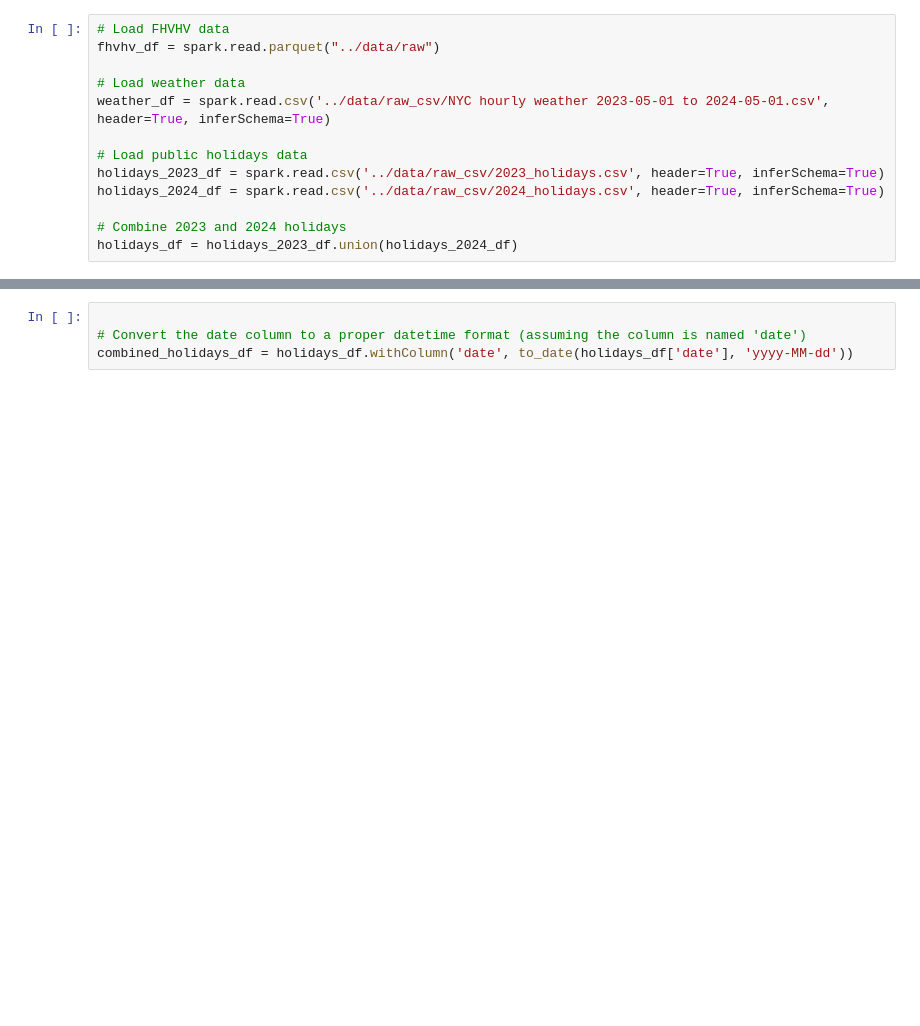
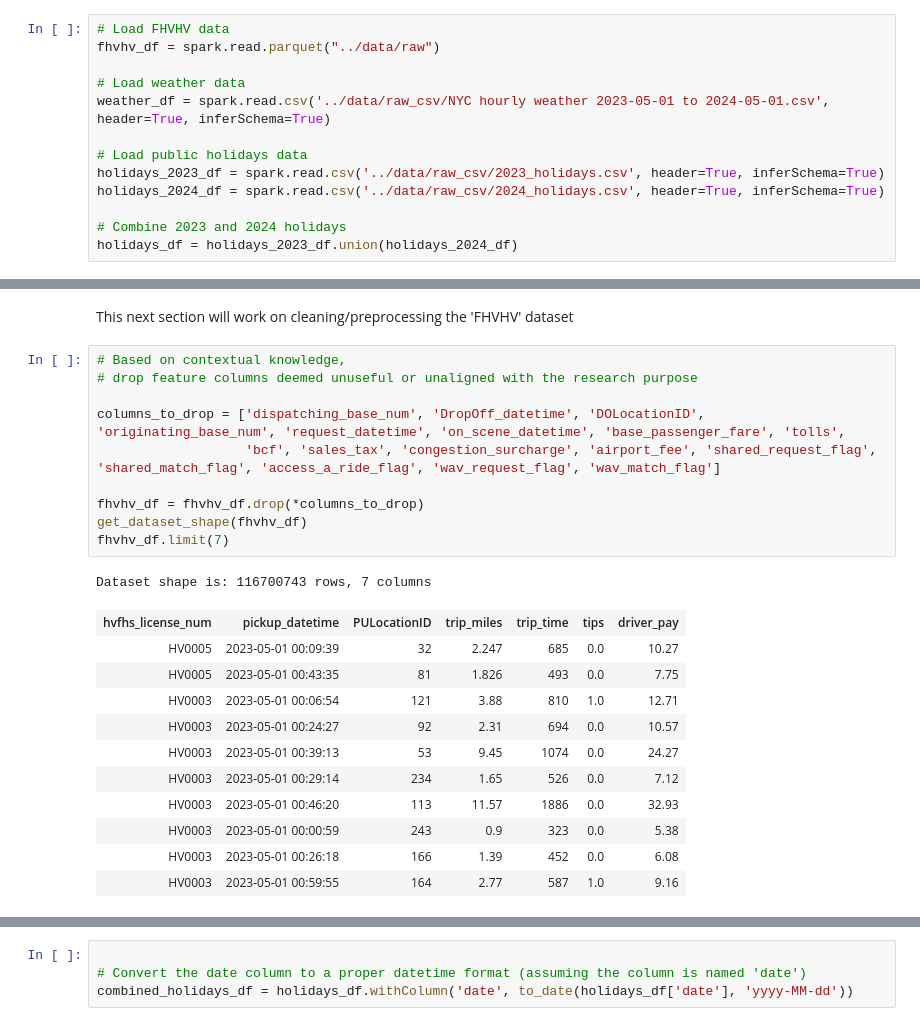
Before and after one commit to alistaircwh/Rideshare-Earnings-Forecasting, a Jupyter notebook: notebook/Project_1.ipynb, the cells around one changed output, grey strips where cells are left out. Saved outputs shown, nothing was run; the diff lists cells and outputs as text; blank space fills up the shorter version.

Commit message:
Data Preprocessing/Cleaning

```diff
--- a/notebook/Project_1.ipynb
+++ b/notebook/Project_1.ipynb
@@ -134,0 +154,25 @@ sample_df.describe().show()
+# %% [markdown]
+This next section will work on cleaning/preprocessing the 'FHVHV' dataset
+# %%
+# Based on contextual knowledge,
+# drop feature columns deemed unuseful or unaligned with the research purpose
+
+columns_to_drop = ['dispatching_base_num', 'DropOff_datetime', 'DOLocationID', 'originating_base_num', 'request_datetime', 'on_scene_datetime', 'base_passenger_fare', 'tolls',
+                   'bcf', 'sales_tax', 'congestion_surcharge', 'airport_fee', 'shared_request_flag', 'shared_match_flag', 'access_a_ride_flag', 'wav_request_flag', 'wav_match_flag']
+
+fhvhv_df = fhvhv_df.drop(*columns_to_drop)
+get_dataset_shape(fhvhv_df)
+fhvhv_df.limit(7)
+# %% [output]
+Dataset shape is: 116700743 rows, 7 columns
+| hvfhs_license_num | pickup_datetime | PULocationID | trip_miles | trip_time | tips | driver_pay |
+| HV0005 | 2023-05-01 00:09:39 | 32 | 2.247 | 685 | 0.0 | 10.27 |
+| HV0005 | 2023-05-01 00:43:35 | 81 | 1.826 | 493 | 0.0 | 7.75 |
+| HV0003 | 2023-05-01 00:06:54 | 121 | 3.88 | 810 | 1.0 | 12.71 |
+| HV0003 | 2023-05-01 00:24:27 | 92 | 2.31 | 694 | 0.0 | 10.57 |
+| HV0003 | 2023-05-01 00:39:13 | 53 | 9.45 | 1074 | 0.0 | 24.27 |
+| HV0003 | 2023-05-01 00:29:14 | 234 | 1.65 | 526 | 0.0 | 7.12 |
+| HV0003 | 2023-05-01 00:46:20 | 113 | 11.57 | 1886 | 0.0 | 32.93 |
+| HV0003 | 2023-05-01 00:00:59 | 243 | 0.9 | 323 | 0.0 | 5.38 |
+| HV0003 | 2023-05-01 00:26:18 | 166 | 1.39 | 452 | 0.0 | 6.08 |
+| HV0003 | 2023-05-01 00:59:55 | 164 | 2.77 | 587 | 1.0 | 9.16 |
```
Also changed, not shown: parts of 14 cells of this notebook, 2 other files.
